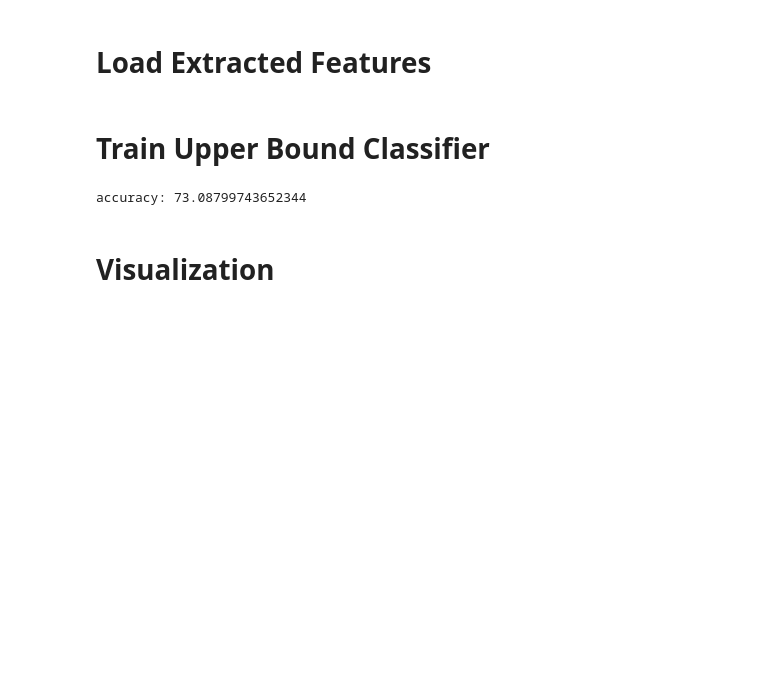
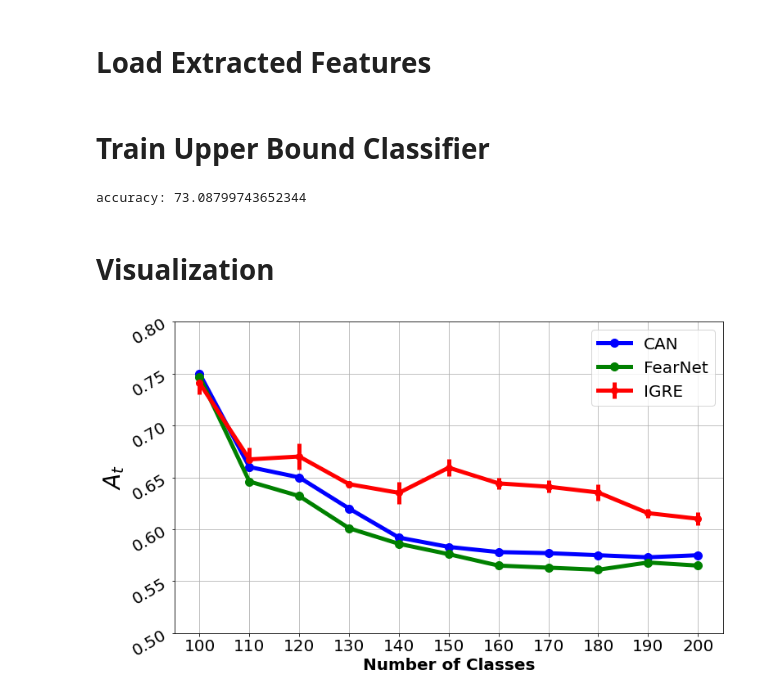
Before and after one commit to jun2tong/continual-abp, a Jupyter notebook: continual-abp-feas.ipynb, the cells around one changed output. Drawn from its saved outputs; the diff is of its cells as text; code cells hidden in the pictures; blank space fills up the shorter version.

```diff
--- a/continual-abp-feas.ipynb
+++ b/continual-abp-feas.ipynb
@@ -486,35 +519,38 @@ plt.savefig("pca-cifar100.png",bbox_inches='tight')
 # %%
 # from matplotlib import rc
 # rc('font', weight='bold')
 
-pca_res = np.genfromtxt(f"out/split-cub/res101-nepoch30-nSample300-A10/cl_acc_it02.txt", delimiter=",")
+# pca_res = np.genfromtxt(f"out/split-cub/res101-nepoch30-nSample300-A10/cl_acc_it05.txt", delimiter=",")
 
-mask = pca_res == 0
-pca_res[mask] = np.nan
-arr = np.nanmean(pca_res, axis=1) / 100.
+# mask = pca_res == 0
+# pca_res[mask] = np.nan
+# arr = np.nanmean(pca_res, axis=1) / 100.
 
 can_res = [0.75, 0.66, 0.65, 0.62, 0.592, 0.583, 0.578, 0.577, 0.575, 0.573, 0.575]
 fearnet_res = [0.747, 0.646, 0.632, 0.601, 0.586, 0.576, 0.565, 0.563, 0.561, 0.568, 0.565]
 icarl_res = [695, 65.3, 62.4, 60.4, 59.5]
 # for idx in range(1,6):
 #     pca_res = np.genfromtxt(f"out/cifar100-res50-300/cl_acc_it0{idx}.txt", delimiter=",")
 #     pca_acc.append(np.mean(pca_res[-1]))
 # res_lst.append(pca_acc)
 
 tick_lab = [ii for ii in range(100, 205, 10)]
 plt.figure(figsize=(12,7))
-plt.plot(arr[:], "-ro", label="IGRE", linewidth=5, markersize=10)
+plt.errorbar(np.arange(11), all_res_mean, all_res_std, fmt="-ro", label="IGRE", linewidth=5, markersize=8)
+# plt.plot(arr[:], "-ro", label="IGRE", linewidth=5, markersize=10)
 plt.plot(can_res, "-bo", label="CAN", linewidth=5, markersize=10)
 plt.plot(fearnet_res, "-go", label="FearNet", linewidth=5, markersize=10)
 # plt.plot(icarl_res, "-go", label="iCARL")
 # plt.xlabel(r"Task, $t$", fontsize=20)
 plt.xlabel("Number of Classes", fontsize=20, fontweight='bold')
 plt.xticks(np.arange(arr[:].shape[0]), labels=tick_lab, fontsize=20)
 plt.ylabel(r"$A_t$", fontsize=28)
 yticks = np.arange(0.5, 0.8, 0.05)
 ylab =[f"{ii:.2f}" for ii in np.arange(0.5, 0.8, 0.05)]
 plt.yticks(yticks, labels=ylab, fontsize=20, rotation=30)
 plt.grid(True)
 plt.legend(fontsize=20)
 # plt.show()
-plt.savefig("cub-prog-2.png", bbox_inches="tight")
+plt.savefig("cub-prog-err.png", bbox_inches="tight")
+# %% [output]
+[figure, added]
```
Also changed, not shown: parts of 1 cell of this notebook, 2 other files.
